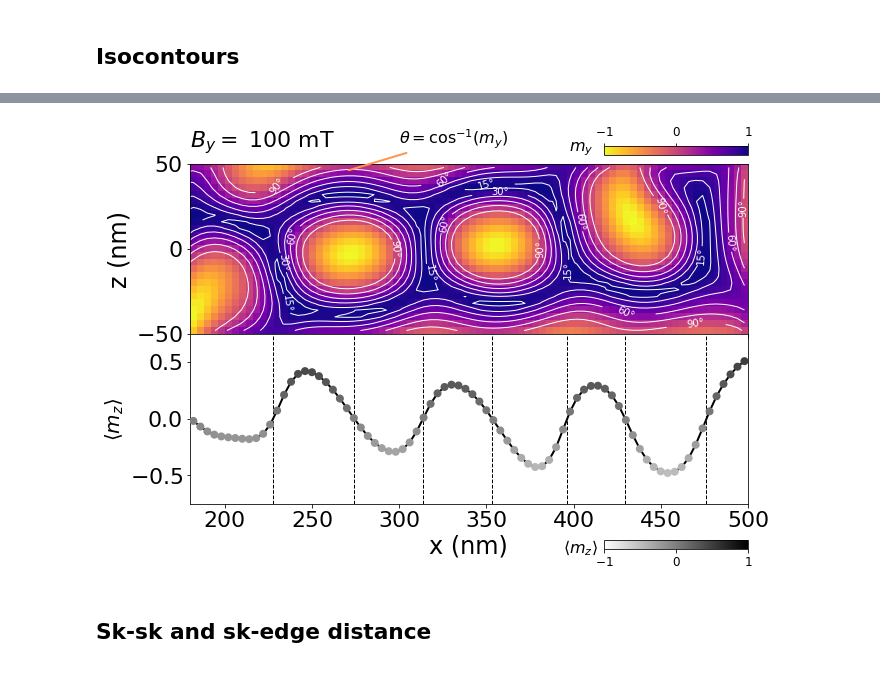
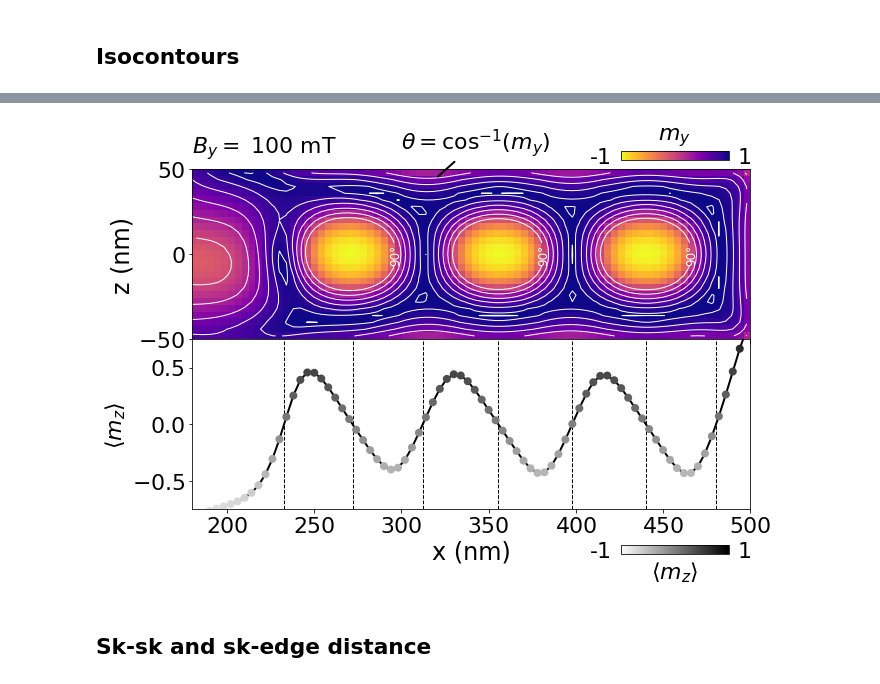
Before and after one commit to davidcortesortuno/paper-2020_real-space_imaging_of_confined_magnetic_skyrmion_tubes, a Jupyter notebook: notebooks/sk_tubes_field_sweep.ipynb, the cells around one changed output, grey strips where cells are left out. Saved outputs shown, nothing was run; the diff lists cells and outputs as text; code cells hidden in the pictures.

```diff
--- a/notebooks/sk_tubes_field_sweep.ipynb
+++ b/notebooks/sk_tubes_field_sweep.ipynb
@@ -258,7 +261,7 @@ ax.plot_trisurf(verts[:, 2], verts[:, 1], verts[:, 0], triangles=faces, color='r
 These plots will show isocontours of constant `m_z` values at Bz = 150 mT. We first show a slice of the system:
 # %%
 omf_index = 0  # Initial field sweep stage, Bz = 150 mT
-data = op.MagnetisationData(omfs[0])
+data = op.MagnetisationData(omfs[omf_index])
 data.generate_coordinates()
 data.generate_field()
 # %%
@@ -363,10 +383,12 @@ The following plot shows the isocontour lines of `m_y` (new coordinate system) a
 # %%
-omf_index = 0
-data = op.MagnetisationData(omfs[0])
+omf_index = 24
+data = op.MagnetisationData(omfs[omf_index])
 data.generate_coordinates()
 data.generate_field()
 # %% [markdown]
 Slices at different `y` values can be shown modifying the `z_index` parameter
+# %%
+plt.style.use('styles/dejavu_style.mplstyle')
 # %%
 f, axs = plt.subplots(ncols=1, nrows=2, figsize=(10, 2 * 10 / 3.2), sharex=True)
 plt.subplots_adjust(hspace=0.)
@@ -864,6 +892,9 @@ The strategy here is to use the zeros of the averages of the `m_z` component (ac
 We must perform this calculation for every slice of the skyrmion tube up to the Bloch point, where the tubes end.
 # %% [markdown]
 We first find all the zeros from the interplation to the `<mz>` average:
+# %%
+omfs = glob.glob('sims/oommf/sk_tubes_helices_FeGe_Lx1000nm_Ly100nm_Lz1000nm/field_sweep_no-helix_Bz_150mT_300mT/*.omf')
+omfs = sorted(omfs, key=lambda f: int(re.search(r'(?<=Magnetization-)\d\d', f).group(0)))
 # %%
 # make a dict to store the data for every field and every slice
 zeros = {}
@@ -1062,45 +1093,45 @@ data.generate_field()
 f, axs = plt.subplots(ncols=1, nrows=2, figsize=(10, 2 * 10 / 3.2), sharex=True)
 plt.subplots_adjust(hspace=0.)
 ax = axs.flatten()
-z_index = 0
+z_index = 50
 ftr = data.z == data.zs[z_index]
 bz = 150 - 5 * omf_index
 
-# plt.imshow(data.mz[ftr].reshape(len(data.ys), -1),
-#            extent=[data.xs[0] - 1e9 * data.dx * 0.5, data.xs[-1] + 1e9 * data.dx * 0.5,
-#                    data.ys[0] - 1e9 * data.dy * 0.5, data.ys[-1] + 1e9 * data.dy * 0.5],
-#            cmap='plasma', vmin=-1, vmax=1, aspect='auto', origin='lower')
-
-contours = [np.cos(np.pi * (90 - 15 * i) / 180) for i in range(7)]
+# Plot the contour lines
+contours = [np.cos(np.pi * (90 - 15 * i) / 180) for i in range(6)] + [np.cos(np.pi * i / 180) for i in [5, 0]]
 C = ax[0].contour(-data.xs, -data.ys,
                 data.mz[ftr].reshape(len(data.ys), -1),
                 contours,
                 linewidths=1., colors='w')
 
-ax[0].clabel(C, contours[::2] + [contours[-2]],
-           # [np.cos(np.pi * 90 / 180), np.cos(np.pi * 30 / 180)],
-           inline=1, fontsize=10, inline_spacing=1,
-           # fmt={np.cos(np.pi * 90 / 180): '0', np.cos(np.pi * 30 / 180): '30'}
-           # Transform the cos into grad angles to be shown:
-           fmt=lambda f: '{:.0f}'.format(round(np.arccos(f) * 180 / np.pi)) + u'°'
-           )
+# If you want labels:
+ax[0].clabel(C, [contours[0]],
+             # [np.cos(np.pi * 90 / 180), np.cos(np.pi * 30 / 180)],
+             inline=1, fontsize=12, inline_spacing=1,
+             # fmt={np.cos(np.pi * 90 / 180): '0', np.cos(np.pi * 30 / 180): '30'}
+             # Transform the cos into grad angles to be shown:
+             fmt=lambda f: '{:.0f}'.format(round(np.arccos(f) * 180 / np.pi)) + u'°'
+             )
 
-ax[0].annotate(r'$\theta=\cos^{-1} (m_y)$', (270, 46), (300, 62),
-               fontsize=16, arrowprops={'arrowstyle': '-', 'lw': 2, 'color': '#ff944d'})
+ax[0].annotate(r'$\theta=\cos^{-1} (m_y)$', (320, 45), (300, 62),
+               fontsize=22, arrowprops={'arrowstyle': '-', 'lw': 2, 'color': 'k'})
 
 ax[0].text(0, 1.1, r'$B_y =$' + ' {} mT'.format(bz), transform=ax[0].transAxes,
            fontsize=22)
 
 # colorbar
 box = ax[0].get_position()
-axCb = plt.axes([box.x1 - 0.2, box.y1 + 0.02, 0.2, 0.02])
+axCb = plt.axes([box.x1 - 0.18, box.y1 + 0.02, 0.15, 0.02])
 cb = matplotlib.colorbar.ColorbarBase(axCb, cmap=plt.cm.plasma_r,
                                       orientation="horizontal",
-                                      ticks=[-1, 0, 1],
+                                      ticks=[],
                                       norm=matplotlib.colors.Normalize(vmin=-1, vmax=1))
-cb.ax.tick_params(labelsize=12)
-cb.set_label(r'$m_{y}$', rotation=0, x=-0.16, labelpad=-15, fontsize=16)
+cb.ax.tick_params(labelsize=18)
+cb.set_label(r'$m_{y}$', rotation=0, x=0.5, labelpad=-35, fontsize=22)
 axCb.xaxis.set_ticks_position('top')
+cb.set_ticklabels([])
+cb.ax.text(-0.08, 0.3, str(-1), transform=cb.ax.transAxes, va='center', ha='right', fontsize=22)
+cb.ax.text(1.08, 0.3, str(1), transform=cb.ax.transAxes, va='center', ha='left', fontsize=22)
 
 # plt.contourf(-data.xs, -data.ys,
 #              data.mz[ftr].reshape(len(data.ys), -1),
@@ -1120,21 +1151,23 @@ ax[0].pcolormesh(-X, -Y,
 
 ax[0].set_xlim(180, 500)
 ax[0].set_ylim(-50, 50)
-
 ax[0].set_ylabel('z (nm)')
 
-# Avergae of out of plane component
+# Show the Average of out of plane component
 
+# We start finding the zeros of the out of plane component, by interpolating the data
 mz_int = si.interp1d(-data.xs, bw_maps[omf_index][z_index])
-zerosf = []
+zeros = []
+# Find possible zeros analysing chunks of 50 mT of data
 a = np.linspace(200, 490, 50)
 for i, x in enumerate(a):
     try:
-        zerosf.append(so.brentq(mz_int, a[i], a[i + 1]))
+        zeros.append(so.brentq(mz_int, a[i], a[i + 1]))
     except:
         pass
-print('zeros', zerosf)
+print('zeros', zeros)
 
+# Plot the averages
 ax[1].plot(-data.xs, bw_maps[omf_index][z_index], '-', c='k', lw=2, zorder=1)
 ax[1].scatter(-data.xs, bw_maps[omf_index][z_index],
               c=bw_maps[omf_index][z_index],
@@ -1142,25 +1175,31 @@ ax[1].scatter(-data.xs, bw_maps[omf_index][z_index],
               lw=2,
               cmap='binary', vmin=-1, vmax=1, zorder=10
               )
-ax[1].set_ylabel(r'$\langle m_{z} \rangle$', fontsize=20)
-for z in zerosf:
+ax[1].set_ylabel(r'$\langle m_{z} \rangle$', fontsize=22)
+
+# plot all the zeros at vertical lines
+for z in zeros:
     ax[1].axvline(x=z, lw=1, color='k', ls='--')
 
 ax[1].set_xlabel('x (nm)')
 ax[1].set_ylim(-0.75, 0.75)
 
+# Colorbar of <m_z>
 box = ax[1].get_position()
-axCb = plt.axes([box.x1 - 0.2, box.y0 - 0.1, 0.2, 0.02])
+axCb = plt.axes([box.x1 - 0.18, box.y0 - 0.1, 0.15, 0.02])
 cb = matplotlib.colorbar.ColorbarBase(axCb, cmap=plt.cm.binary,
-                                      orientation="horizontal",
-                                      ticks=[-1, 0, 1],
-                                      norm=matplotlib.colors.Normalize(vmin=-1, vmax=1))
-cb.ax.tick_params(labelsize=12)
-cb.set_label(r'$\langle m_z \rangle$', rotation=0, x=-0.16, labelpad=-30, fontsize=16)
+                                              orientation="horizontal",
+                                              ticks=[],
+                                              norm=matplotlib.colors.Normalize(vmin=-1, vmax=1))
+cb.ax.tick_params(labelsize=18)
+cb.set_label(r'$\langle m_z \rangle$', rotation=0, x=0.5, labelpad=5, fontsize=22)
 axCb.xaxis.set_ticks_position('bottom')
+cb.set_ticklabels([])
+cb.ax.text(-0.08, 0.3, str(-1), transform=cb.ax.transAxes, va='center', ha='right', fontsize=22)
+cb.ax.text(1.08, 0.3, str(1), transform=cb.ax.transAxes, va='center', ha='left', fontsize=22)
 
-# plt.savefig(f'isolines_mz_average_Bz{bz:04d}mT_z-slice{int(data.zs[z_index])}nm.pdf',
-#             bbox_inches='tight')
+plt.savefig(f'isolines_mz_average_Bz{bz:04d}mT_z-slice{int(data.zs[z_index])}nm.pdf',
+            bbox_inches='tight')
 
 plt.show()
 # %% [output]
@@ -1168,4 +1207,4 @@ zeros [227.6322302413132, 274.3423869394889, 313.6280583290119, 353.492859504620
-[figure, old version]
+[figure, new version]
 # %% [markdown]
 ## Sk-sk and sk-edge distance
 # %%
```
Also changed, not shown: parts of 8 cells of this notebook.
